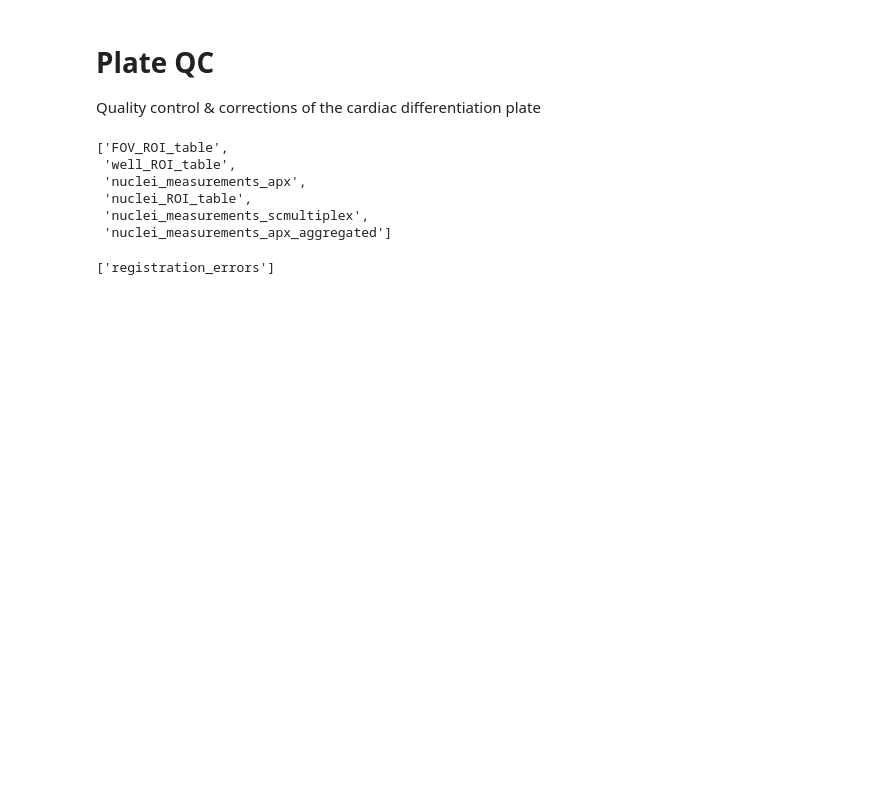
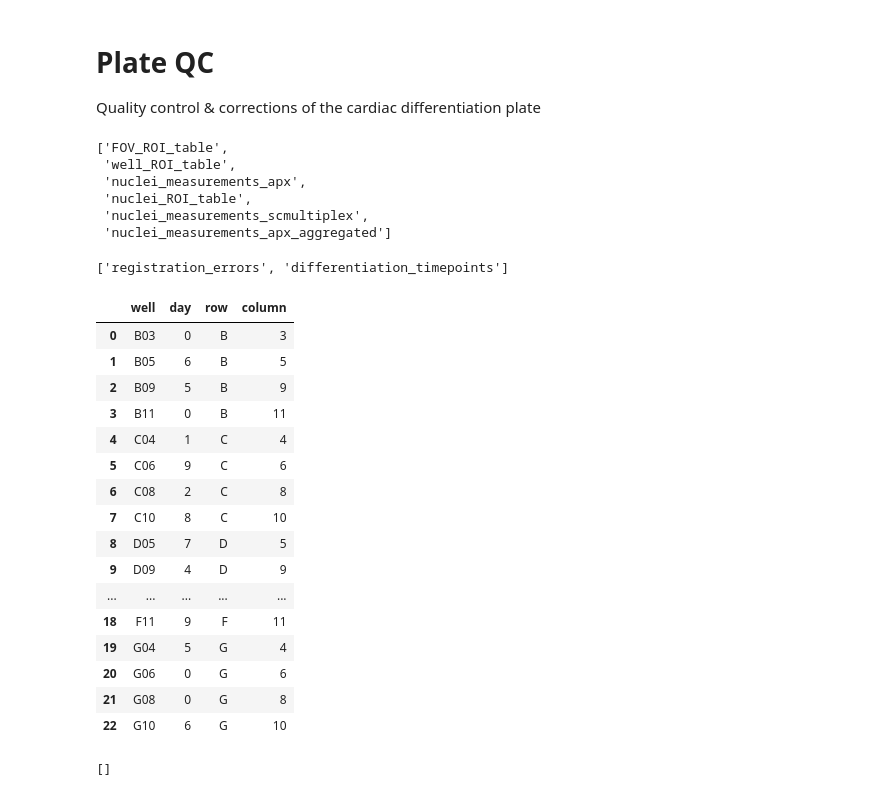
Before and after one commit to fractal-analytics-platform/fractal-paper-2026, a Jupyter notebook: fractal_paper_2026/plate_qc.ipynb, the cells around one changed output. Drawn from its saved outputs; the diff is of its cells as text; code cells hidden in the pictures; blank space fills up the shorter version.

```diff
--- a/fractal_paper_2026/plate_qc.ipynb
+++ b/fractal_paper_2026/plate_qc.ipynb
@@ -9,6 +10,6 @@ import pandas as pd
 # %%
 plate_url = "https://fractal-scluster.mls.uzh.ch/data/files/shares/prbvc.biovision.uzh/users/joluet/fractal/141_23_well_multiplexing/617_6_cycle_23_well/20200812-CardiomyocyteDifferentiation14-Cycle1_mip.zarr"
-token = "eyJhbGciOiJIUzI1NiIsInR5cCI6IkpXVCJ9.eyJzdWIiOiIzIiwiYXVkIjpbImZhc3RhcGktdXNlcnM6YXV0aCJdLCJleHAiOjE3NjgyOTUyNzR9.Zg4TeEImbG-qWXpGPqZI796M7vGmxV19Iiv-S1S5PQU"
+token = ""
 plate_store = fractal_fsspec_store(url=plate_url, fractal_token=token)
 # %%
 plate = ngio.open_ome_zarr_plate(plate_store, parallel_safe=False)
@@ -24,4 +25,30 @@ plate.list_image_tables(mode="all")
 # %%
 plate.list_tables()
 # %% [output]
-['registration_errors']
+['registration_errors', 'differentiation_timepoints']
+# %%
+registration_errors_table = plate.get_table('registration_errors').dataframe
+differentiation_timepoints_table = plate.get_table('differentiation_timepoints').dataframe
+lookup = differentiation_timepoints_table[["well", "day"]].rename(
+    columns={"day": "differentiation_day"}
+)
+# %%
+differentiation_timepoints_table
+# %% [output]
+|  | well | day | row | column |
+| 0 | B03 | 0 | B | 3 |
+| 1 | B05 | 6 | B | 5 |
+| 2 | B09 | 5 | B | 9 |
+| 3 | B11 | 0 | B | 11 |
+| 4 | C04 | 1 | C | 4 |
+| 5 | C06 | 9 | C | 6 |
+| 6 | C08 | 2 | C | 8 |
+| 7 | C10 | 8 | C | 10 |
+| 8 | D05 | 7 | D | 5 |
+| 9 | D09 | 4 | D | 9 |
+| ... | ... | ... | ... | ... |
+| 18 | F11 | 9 | F | 11 |
+| 19 | G04 | 5 | G | 4 |
+| 20 | G06 | 0 | G | 6 |
+| 21 | G08 | 0 | G | 8 |
+| 22 | G10 | 6 | G | 10 |
@@ -27,0 +100,5 @@ plate.list_tables()
+# %%
+to_be_processed_acquisitions = remaining_acquisitions.copy()
+to_be_processed_acquisitions
+# %% [output]
+[]
```
Also changed, not shown: parts of 29 cells of this notebook, 1 other file.
